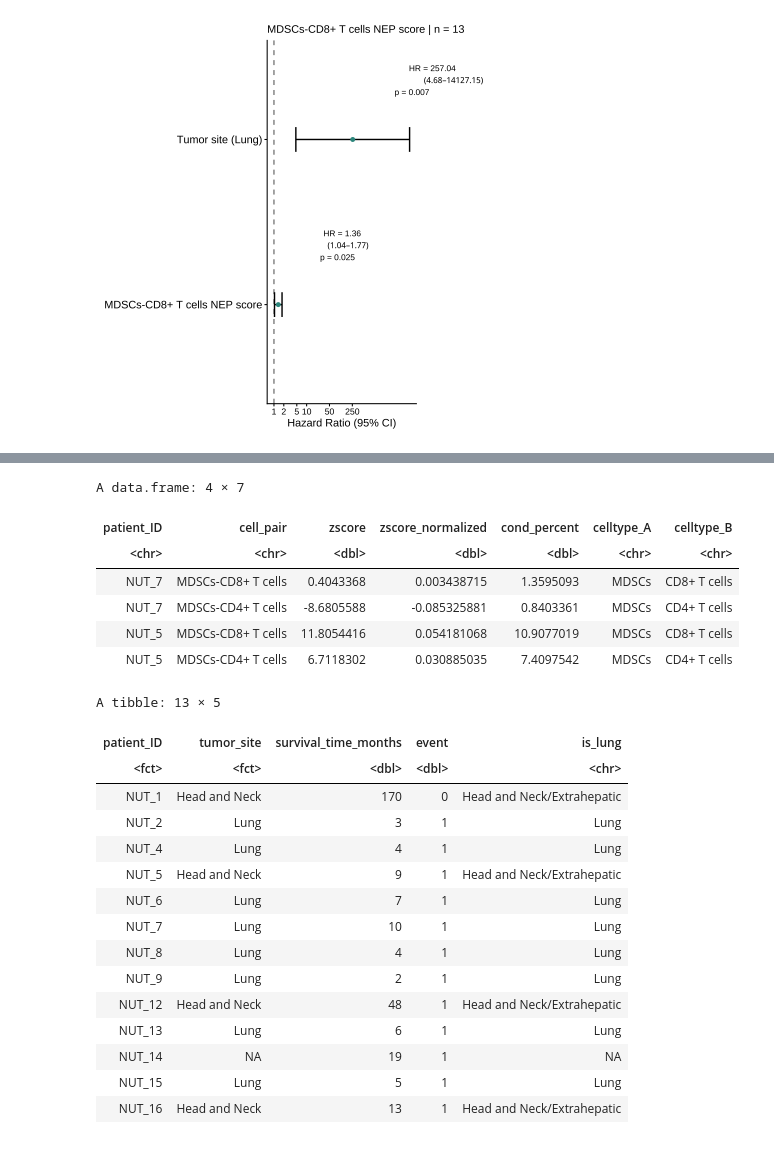
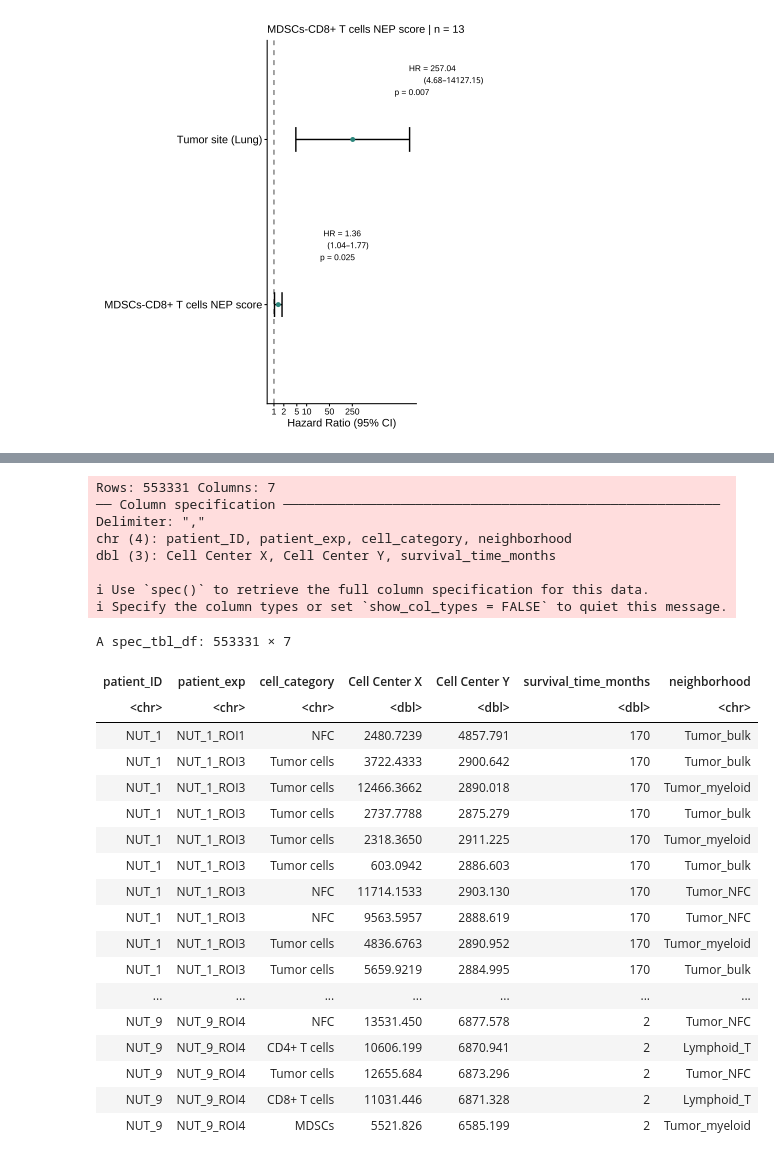
Before and after one commit to SchapiroLabor/NUT_spatial, a Jupyter notebook: figures/figure_6_R.ipynb, the cells around one changed output, grey strips where cells are left out. Drawn from its saved outputs; the diff is of its cells as text; code cells hidden in the pictures.

```diff
--- a/figures/figure_6_R.ipynb
+++ b/figures/figure_6_R.ipynb
@@ -861,33 +764,34 @@ A data.frame: 12 × 7
 | NUT_7 | CD8+ T cells-Granulocytes | 2.0727684 | 0.014511685 | 3.4363774 | CD8+ T cells | Granulocytes |
 | NUT_7 | Granulocytes-CD4+ T cells | 9.0808965 | 0.067796429 | 14.5462256 | Granulocytes | CD4+ T cells |
 | NUT_7 | CD4+ T cells-Granulocytes | 1.7465195 | 0.011914187 | 5.2292771 | CD4+ T cells | Granulocytes |
-# %%
-mdscs_interaction %>%
-filter(patient_ID %in% c("NUT_5", "NUT_7"))
-# %% [output]
-A data.frame: 4 × 7
-| patient_ID | cell_pair | zscore | zscore_normalized | cond_percent | celltype_A | celltype_B |
-| <chr> | <chr> | <dbl> | <dbl> | <dbl> | <chr> | <chr> |
-| NUT_7 | MDSCs-CD8+ T cells | 0.4043368 | 0.003438715 | 1.3595093 | MDSCs | CD8+ T cells |
-| NUT_7 | MDSCs-CD4+ T cells | -8.6805588 | -0.085325881 | 0.8403361 | MDSCs | CD4+ T cells |
-| NUT_5 | MDSCs-CD8+ T cells | 11.8054416 | 0.054181068 | 10.9077019 | MDSCs | CD8+ T cells |
-| NUT_5 | MDSCs-CD4+ T cells | 6.7118302 | 0.030885035 | 7.4097542 | MDSCs | CD4+ T cells |
-# %%
-survival_df
-# %% [output]
-A tibble: 13 × 5
-| patient_ID | tumor_site | survival_time_months | event | is_lung |
-| <fct> | <fct> | <dbl> | <dbl> | <chr> |
-| NUT_1 | Head and Neck | 170 | 0 | Head and Neck/Extrahepatic |
-| NUT_2 | Lung | 3 | 1 | Lung |
-| NUT_4 | Lung | 4 | 1 | Lung |
-| NUT_5 | Head and Neck | 9 | 1 | Head and Neck/Extrahepatic |
-| NUT_6 | Lung | 7 | 1 | Lung |
-| NUT_7 | Lung | 10 | 1 | Lung |
-| NUT_8 | Lung | 4 | 1 | Lung |
-| NUT_9 | Lung | 2 | 1 | Lung |
-| NUT_12 | Head and Neck | 48 | 1 | Head and Neck/Extrahepatic |
-| NUT_13 | Lung | 6 | 1 | Lung |
-| NUT_14 | NA | 19 | 1 | NA |
-| NUT_15 | Lung | 5 | 1 | Lung |
-| NUT_16 | Head and Neck | 13 | 1 | Head and Neck/Extrahepatic |
+# %%
+niches_df <- read_csv(paste0(data_dir, "/niches_df.csv"))
+niches_df
+# %% [output]
+Rows: 553331 Columns: 7
+── Column specification ────────────────────────────────────────────────────────
+Delimiter: ","
+chr (4): patient_ID, patient_exp, cell_category, neighborhood
+dbl (3): Cell Center X, Cell Center Y, survival_time_months
+
+ℹ Use `spec()` to retrieve the full column specification for this data.
+ℹ Specify the column types or set `show_col_types = FALSE` to quiet this message.
+A spec_tbl_df: 553331 × 7
+| patient_ID | patient_exp | cell_category | Cell Center X | Cell Center Y | survival_time_months | neighborhood |
+| <chr> | <chr> | <chr> | <dbl> | <dbl> | <dbl> | <chr> |
+| NUT_1 | NUT_1_ROI1 | NFC | 2480.7239 | 4857.791 | 170 | Tumor_bulk |
+| NUT_1 | NUT_1_ROI3 | Tumor cells | 3722.4333 | 2900.642 | 170 | Tumor_bulk |
+| NUT_1 | NUT_1_ROI3 | Tumor cells | 12466.3662 | 2890.018 | 170 | Tumor_myeloid |
+| NUT_1 | NUT_1_ROI3 | Tumor cells | 2737.7788 | 2875.279 | 170 | Tumor_bulk |
+| NUT_1 | NUT_1_ROI3 | Tumor cells | 2318.3650 | 2911.225 | 170 | Tumor_myeloid |
+| NUT_1 | NUT_1_ROI3 | Tumor cells | 603.0942 | 2886.603 | 170 | Tumor_bulk |
+| NUT_1 | NUT_1_ROI3 | NFC | 11714.1533 | 2903.130 | 170 | Tumor_NFC |
+| NUT_1 | NUT_1_ROI3 | NFC | 9563.5957 | 2888.619 | 170 | Tumor_NFC |
+| NUT_1 | NUT_1_ROI3 | Tumor cells | 4836.6763 | 2890.952 | 170 | Tumor_myeloid |
+| NUT_1 | NUT_1_ROI3 | Tumor cells | 5659.9219 | 2884.995 | 170 | Tumor_bulk |
+| ... | ... | ... | ... | ... | ... | ... |
+| NUT_9 | NUT_9_ROI4 | NFC | 13531.450 | 6877.578 | 2 | Tumor_NFC |
+| NUT_9 | NUT_9_ROI4 | CD4+ T cells | 10606.199 | 6870.941 | 2 | Lymphoid_T |
+| NUT_9 | NUT_9_ROI4 | Tumor cells | 12655.684 | 6873.296 | 2 | Tumor_NFC |
+| NUT_9 | NUT_9_ROI4 | CD8+ T cells | 11031.446 | 6871.328 | 2 | Lymphoid_T |
+| NUT_9 | NUT_9_ROI4 | MDSCs | 5521.826 | 6585.199 | 2 | Tumor_myeloid |
```
Also changed, not shown: parts of 17 cells of this notebook, 15 other files.
